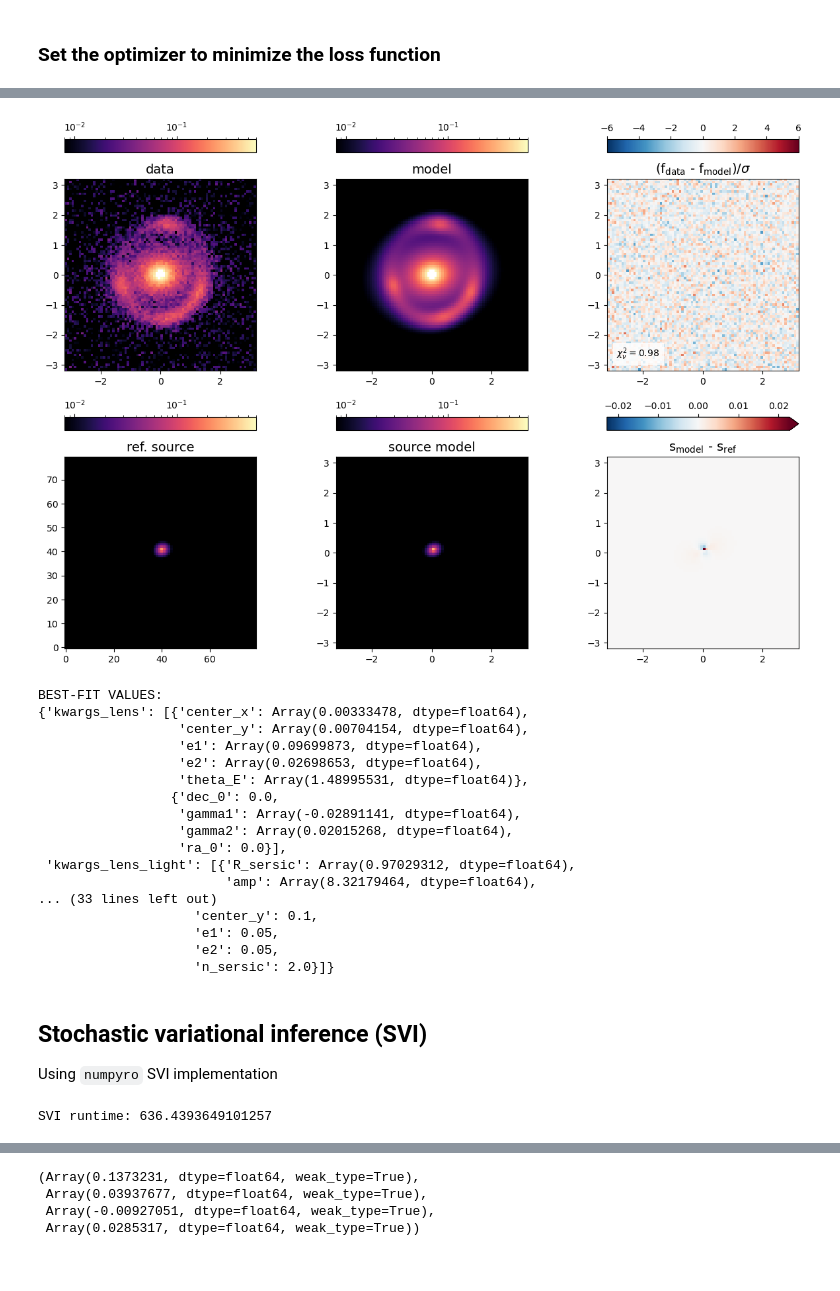
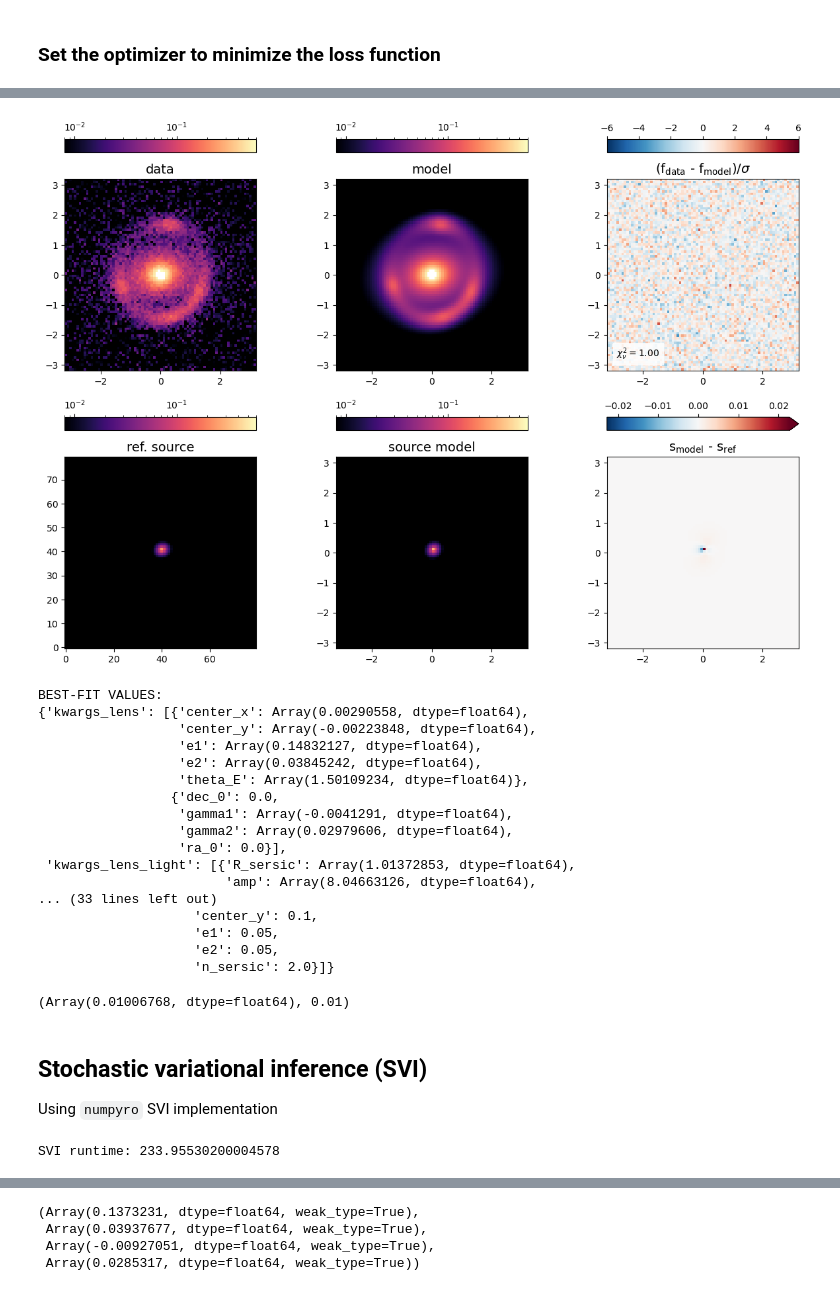
Before and after one commit to Herculens/herculens_workspace, a Jupyter notebook: notebooks/herculens__Starting_guide.ipynb, the cells around one changed output, grey strips where cells are left out. Saved outputs shown, nothing was run; the diff lists cells and outputs as text; code cells hidden in the pictures.

```diff
--- a/notebooks/herculens__Starting_guide.ipynb
+++ b/notebooks/herculens__Starting_guide.ipynb
@@ -114,4 +116,7 @@ For simplicity we assume a Gaussian PSF but you can also provide an image of the
 # %%
 psf = PSF(psf_type='GAUSSIAN', fwhm=0.3, pixel_size=pix_scl)
 
-noise = Noise(npix, npix, background_rms=1e-2, exposure_time=1000.)
+background_rms_simu = 1e-2
+exposure_time_simu = 1e3
+noise_simu = Noise(npix, npix, background_rms=background_rms_simu, exposure_time=exposure_time_simu)
+noise = Noise(npix, npix, exposure_time=exposure_time_simu)  # we will sample background_rms
@@ -166,7 +173,7 @@ kwargs_source_input = [
 # %%
 # Generate a lensed image based on source and lens models
 kwargs_numerics_simu = {'supersampling_factor': 5}
-lens_image_simu = LensImage(pixel_grid, psf, noise_class=noise,
+lens_image_simu = LensImage(pixel_grid, psf, noise_class=noise_simu,
                          lens_mass_model_class=lens_mass_model_input,
                          source_model_class=source_model_input,
                          lens_light_model_class=lens_light_model_input,
@@ -180,7 +187,7 @@ kwargs_all_input = dict(kwargs_lens=kwargs_lens_input,
 image = lens_image_simu.model(**kwargs_all_input)
 
 # simulated observation including noise
-key_sim = jax.random.PRNGKey(291837)
+key, key_sim = jax.random.split(jax.random.PRNGKey(SEED))
 data = lens_image_simu.simulation(**kwargs_all_input, compute_true_noise_map=True, prng_key=key_sim)
 # %%
 # Plotting engine
@@ -231,17 +238,19 @@ class ProbModel(NumpyroModel):
         'center_y': numpyro.sample('source_center_y', dist.Normal(0.1, 0.02))}
         ]
 
-        # Parameters of the lens
+        # Parameters of the lens light that are used for the lens mass
         cx = numpyro.sample('light_center_x', dist.Normal(0., pix_scl/2.))
         cy = numpyro.sample('light_center_y', dist.Normal(0., pix_scl/2.))
+        e1 = numpyro.sample('light_e1', dist.TruncatedNormal(0., 0.1, low=-0.3, high=0.3))
+        e2 = numpyro.sample('light_e2', dist.TruncatedNormal(0., 0.1, low=-0.3, high=0.3))
 
         # Parameters of the lens light, with center relative the lens mass
         prior_lens_light = [
         {'amp': numpyro.sample('light_amp', dist.LogNormal(2., 0.1)),
          'R_sersic': numpyro.sample('light_R_sersic', dist.Normal(1.0, 0.1)),
          'n_sersic': numpyro.sample('light_n', dist.Uniform(2., 5.)),
-         'e1': numpyro.sample('light_e1', dist.TruncatedNormal(0.1, 0.05, low=-0.3, high=0.3)),
-         'e2': numpyro.sample('light_e2', dist.TruncatedNormal(0.04, 0.05, low=-0.3, high=0.3)),
+         'e1': e1,
+         'e2': e2,
          'center_x': cx,
          'center_y': cy}
         ]
@@ -250,8 +259,8 @@ class ProbModel(NumpyroModel):
         # power-law
         {
             'theta_E': numpyro.sample('lens_theta_E', dist.Normal(1.5, 0.1)),
-         'e1': numpyro.sample('lens_e1', dist.TruncatedNormal(0., 0.1, low=-0.3, high=0.3)),
-         'e2': numpyro.sample('lens_e2', dist.TruncatedNormal(0., 0.1, low=-0.3, high=0.3)),
+         'e1': numpyro.sample('lens_e1', dist.Normal(e1, 0.005)),
+         'e2': numpyro.sample('lens_e2', dist.Normal(e2, 0.005)),
          'center_x': numpyro.sample('lens_center_x', dist.Normal(cx, 0.005)),
          'center_y': numpyro.sample('lens_center_y', dist.Normal(cy, 0.005))},
         # external shear, with fixed origin
@@ -269,7 +278,8 @@ class ProbModel(NumpyroModel):
         model_image = lens_image.model(**model_params)
 
         # estimate the error per pixel
-        model_var = noise.C_D_model(model_image)
+        sigma_bkg = numpyro.sample('noise_sigma_bkg', dist.Uniform(low=0., high=1.))
+        model_var = noise.C_D_model(model_image, background_rms=sigma_bkg)
         model_std = jnp.sqrt(model_var)
 
         # finally defines the observed node, conditioned on the data assuming a Gaussian distribution
@@ -368,11 +378,15 @@ Final loss = -19973.291751068922
 # %%
 # the best-fit values are in unconstrained space so we transform them here
-kwargs_best_fit = prob_model.params2kwargs(prob_model.constrain(best_fit))
+best_fit_constrained = prob_model.constrain(best_fit)
+kwargs_best_fit = prob_model.params2kwargs(best_fit_constrained)
 
-fig = plotter.model_summary(lens_image, kwargs_best_fit, show_source=True)
+fig = plotter.model_summary(lens_image,
+                            kwargs_best_fit,
+                            kwargs_noise={'background_rms': best_fit_constrained['noise_sigma_bkg']},
+                            show_source=True)
 plt.show()
 # %% [output]
-[figure, old version]
+[figure, new version]
 # %%
 # print resulting parameters
 print("BEST-FIT VALUES:")
@@ -385,22 +399,26 @@ print("INPUT VALUES:")
 pprint(kwargs_all_input)
 # %% [output]
 BEST-FIT VALUES:
-{'kwargs_lens': [{'center_x': Array(0.00333478, dtype=float64),
-                  'center_y': Array(0.00704154, dtype=float64),
-                  'e1': Array(0.09699873, dtype=float64),
-                  'e2': Array(0.02698653, dtype=float64),
-                  'theta_E': Array(1.48995531, dtype=float64)},
+{'kwargs_lens': [{'center_x': Array(0.00290558, dtype=float64),
+                  'center_y': Array(-0.00223848, dtype=float64),
+                  'e1': Array(0.14832127, dtype=float64),
+                  'e2': Array(0.03845242, dtype=float64),
+                  'theta_E': Array(1.50109234, dtype=float64)},
                  {'dec_0': 0.0,
-                  'gamma1': Array(-0.02891141, dtype=float64),
-                  'gamma2': Array(0.02015268, dtype=float64),
+                  'gamma1': Array(-0.0041291, dtype=float64),
+                  'gamma2': Array(0.02979606, dtype=float64),
                   'ra_0': 0.0}],
- 'kwargs_lens_light': [{'R_sersic': Array(0.97029312, dtype=float64),
-                        'amp': Array(8.32179464, dtype=float64),
+ 'kwargs_lens_light': [{'R_sersic': Array(1.01372853, dtype=float64),
+                        'amp': Array(8.04663126, dtype=float64),
 ... (33 lines left out)
                     'center_y': 0.1,
                     'e1': 0.05,
                     'e2': 0.05,
                     'n_sersic': 2.0}]}
+# %%
+best_fit_constrained['noise_sigma_bkg'], noise_simu.background_rms
+# %% [output]
+(Array(0.01006768, dtype=float64), 0.01)
 # %% [markdown]
 ## Stochastic variational inference (SVI)
 
@@ -431,11 +449,12 @@ svi = SVI(prob_model.model, guide, optimizer_vi, Trace_ELBO(num_particles=100))
 # %%
-num_iter_svi = 4_000
+num_iter_svi = 5_000
+key, key_svi = jax.random.split(key)
 
 start = time.time()
-svi_result = svi.run(jax.random.PRNGKey(0), num_iter_svi, stable_update=True, progress_bar=True)
+svi_result = svi.run(key_svi, num_iter_svi, stable_update=True, progress_bar=True)
 print("SVI runtime:", time.time()-start)
 # %% [output]
-SVI runtime: 636.4393649101257
+SVI runtime: 233.95530200004578
 # %%
 # check convergence of ELBO loss
 plt.plot(svi_result.losses)
```
Also changed, not shown: parts of 26 cells of this notebook.
